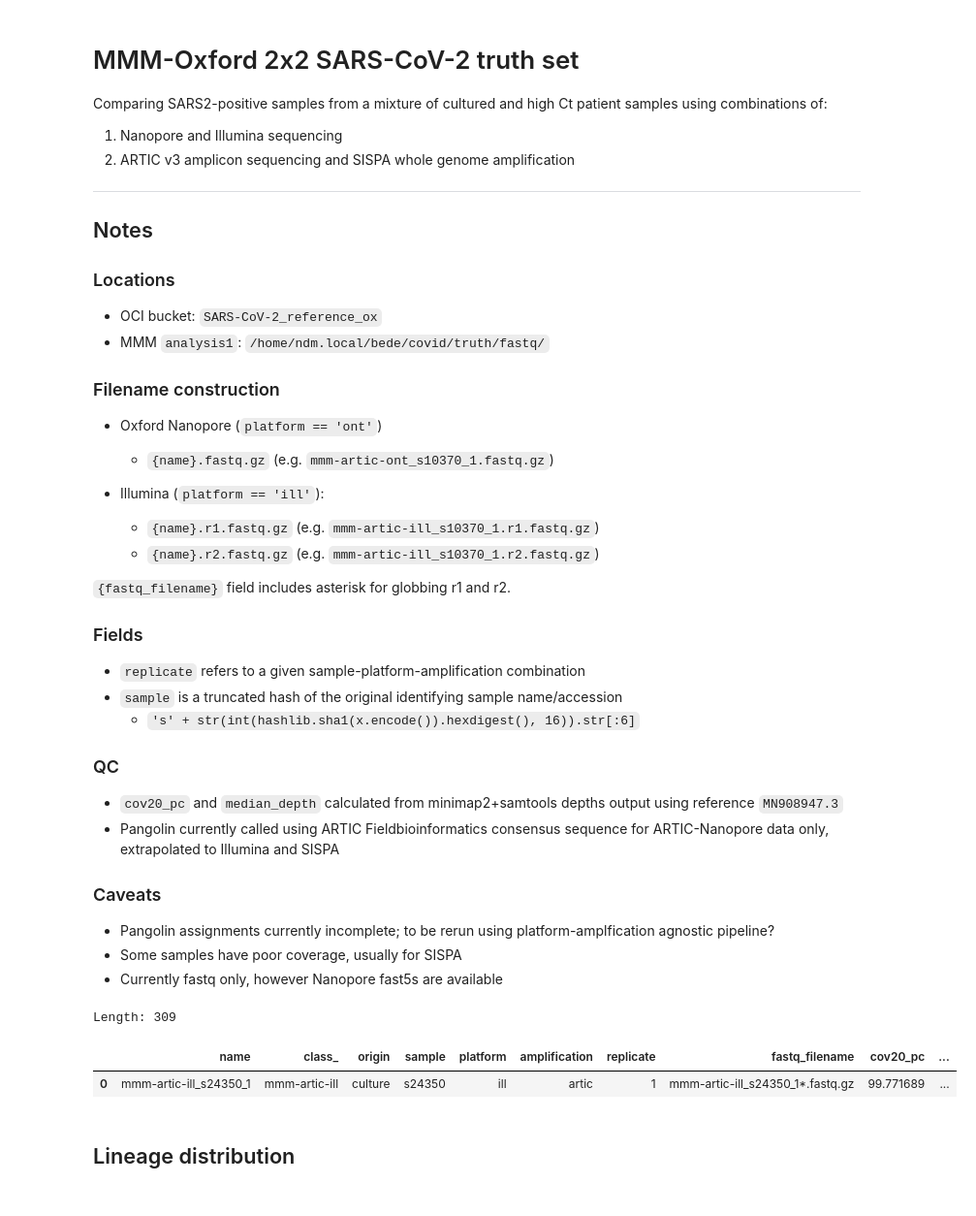
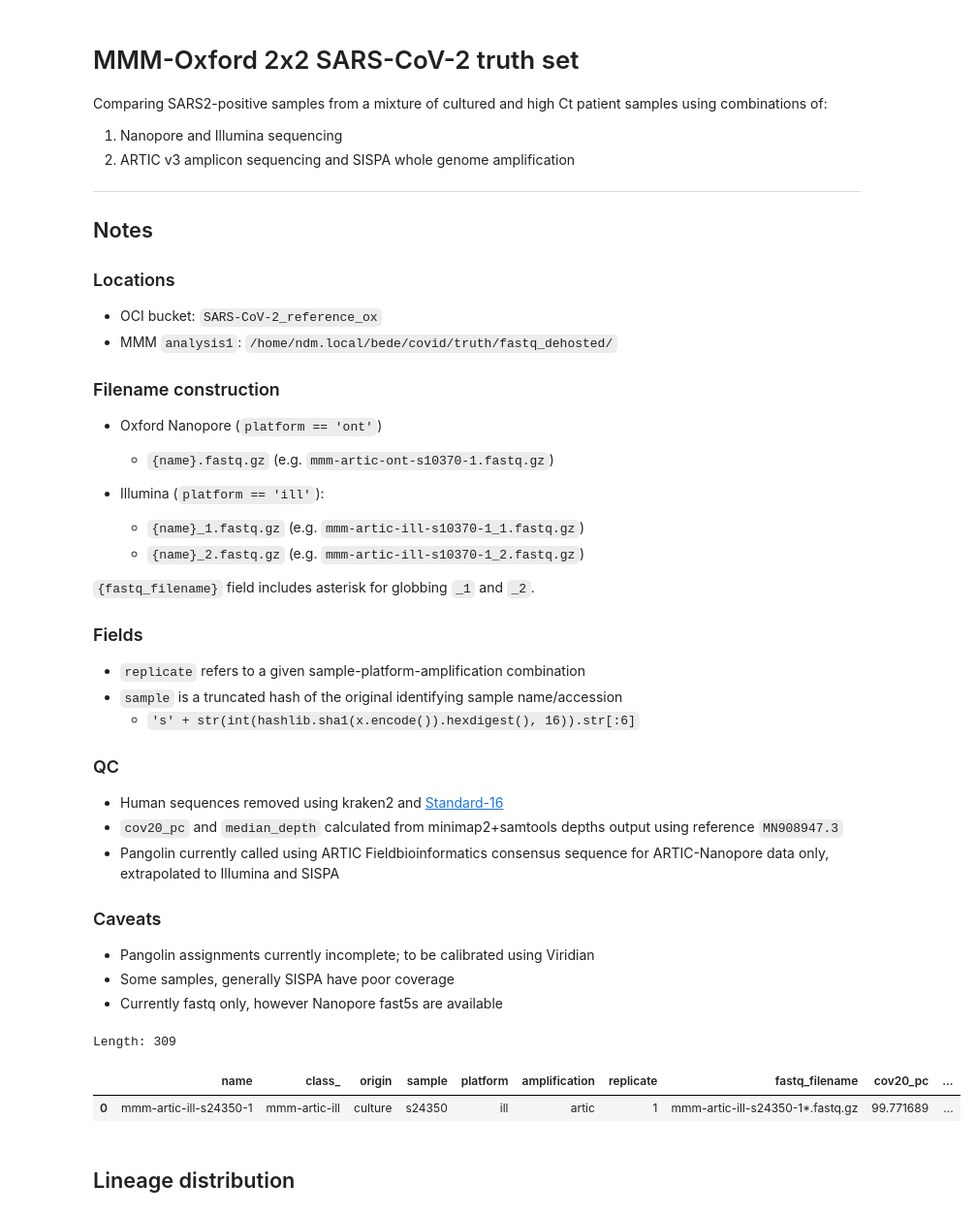
Before and after one commit to GlobalPathogenAnalysisService/gpas-covid-testsets, a Jupyter notebook: mmm-2x2-truth/notebook.ipynb, the cells around one changed output. Shown: that part at 97% size. Saved outputs shown, nothing was run; the diff lists cells and outputs as text; code cells hidden in the pictures.

```diff
--- a/mmm-2x2-truth/notebook.ipynb
+++ b/mmm-2x2-truth/notebook.ipynb
@@ -12,17 +12,17 @@ Comparing SARS2-positive samples from a mixture of cultured and high Ct patient
 
 ### Locations
 - OCI bucket: `SARS-CoV-2_reference_ox`
-- MMM `analysis1`: `/home/ndm.local/bede/covid/truth/fastq/`
+- MMM `analysis1`: `/home/ndm.local/bede/covid/truth/fastq_dehosted/`
 
 ### Filename construction
 - Oxford Nanopore (`platform == 'ont'`)
-    - `{name}.fastq.gz` (e.g. `mmm-artic-ont_s10370_1.fastq.gz`)
+    - `{name}.fastq.gz` (e.g. `mmm-artic-ont-s10370-1.fastq.gz`)
 
 - Illumina (`platform == 'ill'`):
-    - `{name}.r1.fastq.gz` (e.g. `mmm-artic-ill_s10370_1.r1.fastq.gz`)
-    - `{name}.r2.fastq.gz` (e.g. `mmm-artic-ill_s10370_1.r2.fastq.gz`)
+    - `{name}_1.fastq.gz` (e.g. `mmm-artic-ill-s10370-1_1.fastq.gz`)
+    - `{name}_2.fastq.gz` (e.g. `mmm-artic-ill-s10370-1_2.fastq.gz`)
 
-`{fastq_filename}` field includes asterisk for globbing r1 and r2.
+`{fastq_filename}` field includes asterisk for globbing `_1` and `_2`.
 
 ### Fields
 
@@ -30,16 +30,16 @@ Comparing SARS2-positive samples from a mixture of cultured and high Ct patient
 - `sample` is a truncated hash of the original identifying sample name/accession
     - `'s' + str(int(hashlib.sha1(x.encode()).hexdigest(), 16)).str[:6]`
 
-
 ### QC
 
+- Human sequences removed using kraken2 and [Standard-16](https://benlangmead.github.io/aws-indexes/k2)
 - `cov20_pc` and `median_depth` calculated from minimap2+samtools depths output using reference `MN908947.3`
 - Pangolin currently called using ARTIC Fieldbioinformatics consensus sequence for ARTIC-Nanopore data only, extrapolated to Illumina and SISPA
 
 ### Caveats
 
-- Pangolin assignments currently incomplete; to be rerun using platform-amplfication agnostic pipeline?
-- Some samples have poor coverage, usually for SISPA
+- Pangolin assignments currently incomplete; to be calibrated using Viridian
+- Some samples, generally SISPA have poor coverage
 - Currently fastq only, however Nanopore fast5s are available
 # %%
 import datetime
@@ -49,14 +49,14 @@ today = datetime.date.today().isoformat()
 
 %config InlineBackend.figure_format = 'retina'
 # %%
-df = pd.read_csv('mmm-2x2-truth.2021-07-06.csv').rename(columns={'sample_hash': 'sample'})
+df = pd.read_csv('mmm-2x2-truth.2021-07-09.csv').rename(columns={'sample_hash': 'sample'})
 
 print(f'Length: {df.shape[0]}')
 df.head(1)
 # %% [output]
 Length: 309
 |  | name | class_ | origin | sample | platform | amplification | replicate | fastq_filename | cov20_pc | ... |
-| 0 | mmm-artic-ill_s24350_1 | mmm-artic-ill | culture | s24350 | ill | artic | 1 | mmm-artic-ill_s24350_1*.fastq.gz | 99.771689 | ... |
+| 0 | mmm-artic-ill-s24350-1 | mmm-artic-ill | culture | s24350 | ill | artic | 1 | mmm-artic-ill-s24350-1*.fastq.gz | 99.771689 | ... |
 # %% [markdown]
 ## Lineage distribution
 # %%
```
Also changed, not shown: parts of 8 cells of this notebook, 18 other files.
